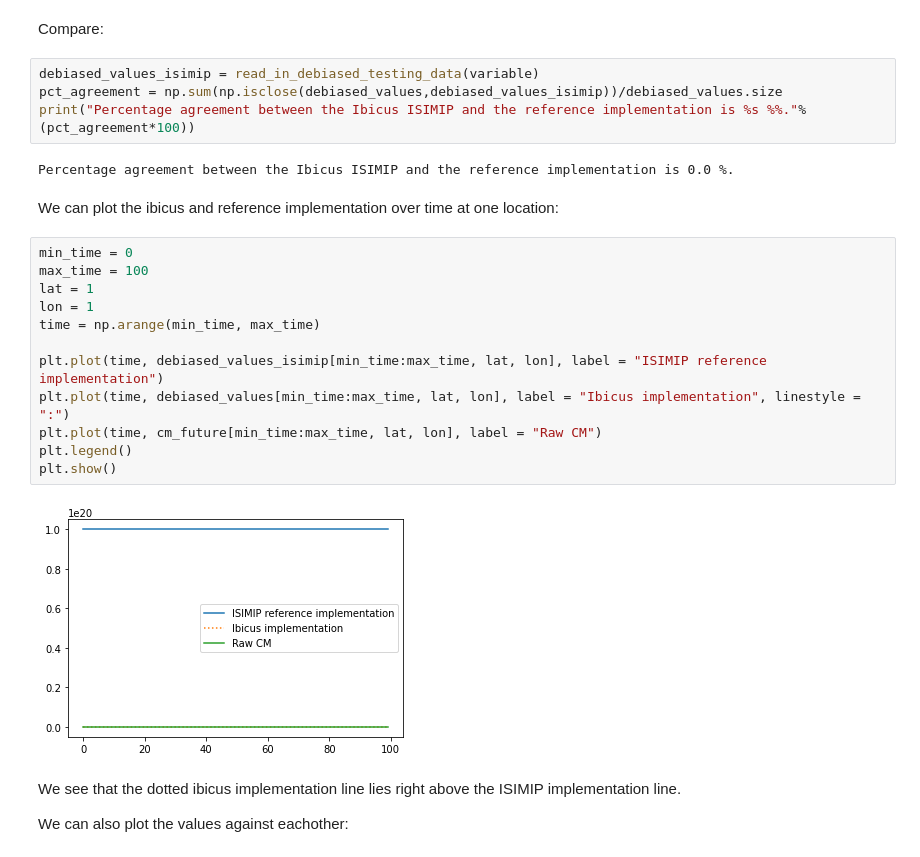
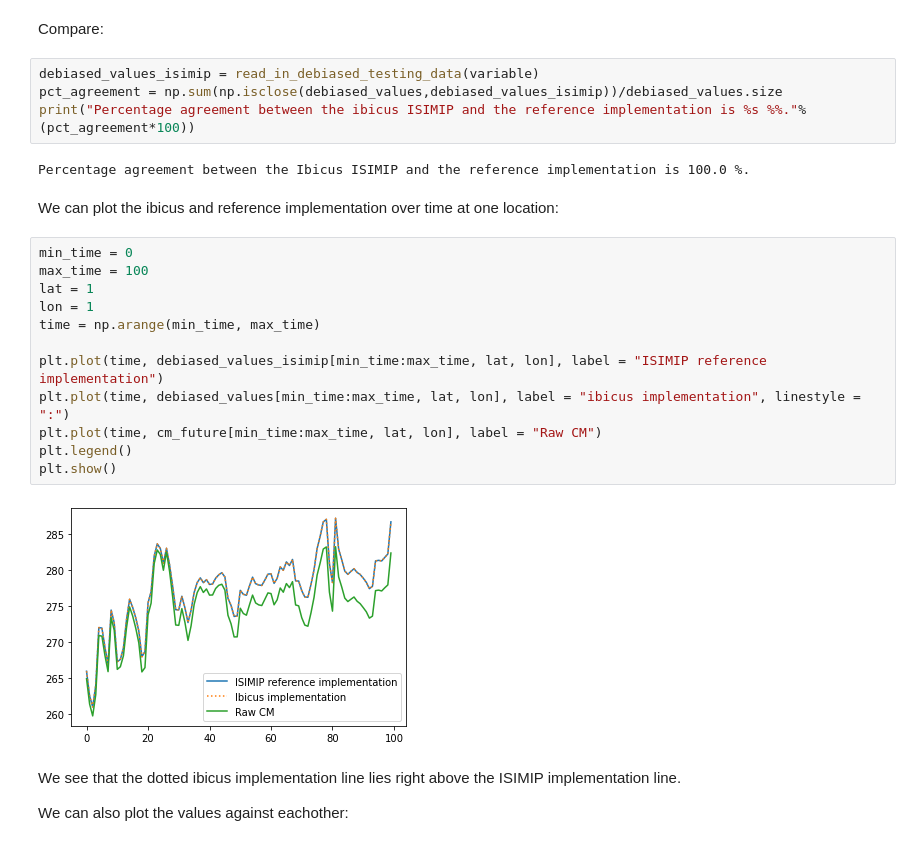
Before and after one commit to ecmwf-projects/ibicus, a Jupyter notebook: notebooks/04 ISIMIP Consistency.ipynb, the cells around one changed output. Cells and saved outputs as stored; diff of their text form.

Commit message:
Clean run through of ISIMIP consistency notebook

```diff
--- a/notebooks/04 ISIMIP Consistency.ipynb
+++ b/notebooks/04 ISIMIP Consistency.ipynb
@@ -180,25 +184,25 @@ Compare:
 # %%
 debiased_values_isimip = read_in_debiased_testing_data(variable)
 pct_agreement = np.sum(np.isclose(debiased_values,debiased_values_isimip))/debiased_values.size
-print("Percentage agreement between the Ibicus ISIMIP and the reference implementation is %s %%."%(pct_agreement*100))
+print("Percentage agreement between the ibicus ISIMIP and the reference implementation is %s %%."%(pct_agreement*100))
 # %% [output]
-Percentage agreement between the Ibicus ISIMIP and the reference implementation is 0.0 %.
+Percentage agreement between the Ibicus ISIMIP and the reference implementation is 100.0 %.
 # %% [markdown]
 We can plot the ibicus and reference implementation over time at one location:
 # %%
 min_time = 0
 max_time = 100
 lat = 1
 lon = 1
 time = np.arange(min_time, max_time)
 
 plt.plot(time, debiased_values_isimip[min_time:max_time, lat, lon], label = "ISIMIP reference implementation")
-plt.plot(time, debiased_values[min_time:max_time, lat, lon], label = "Ibicus implementation", linestyle = ":")
+plt.plot(time, debiased_values[min_time:max_time, lat, lon], label = "ibicus implementation", linestyle = ":")
 plt.plot(time, cm_future[min_time:max_time, lat, lon], label = "Raw CM")
 plt.legend()
 plt.show()
 # %% [output]
-[figure, old version]
+[figure, new version]
 # %% [markdown]
 We see that the dotted ibicus implementation line lies right above the ISIMIP implementation line.
 
```
Also changed, not shown: parts of 71 cells of this notebook.
